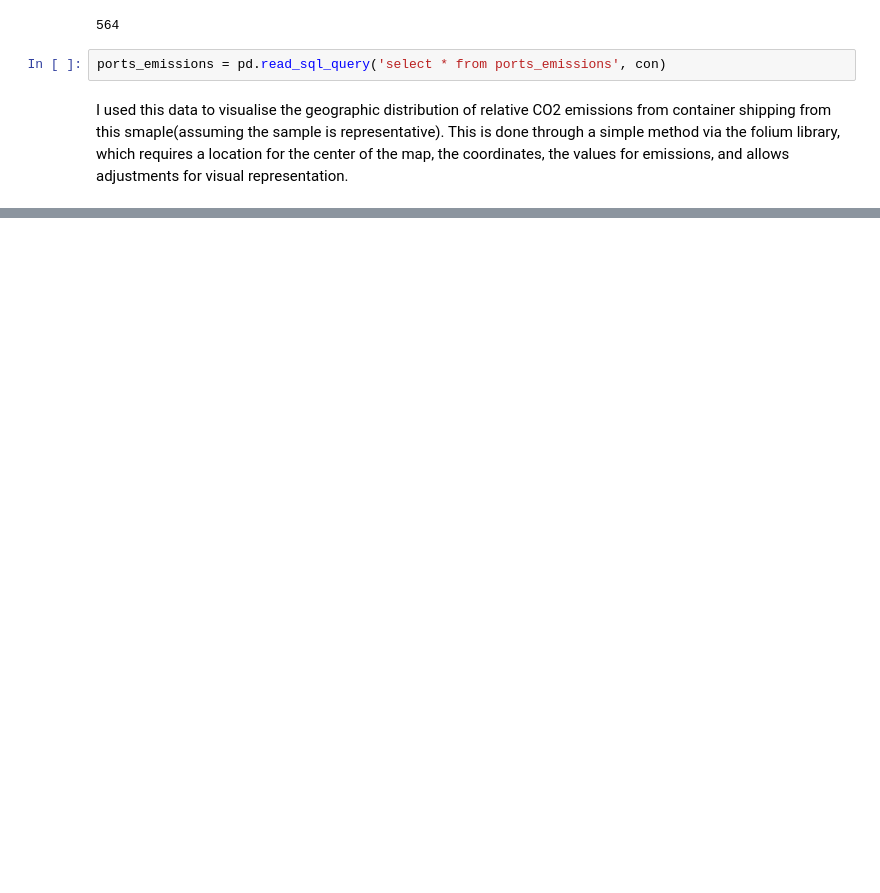
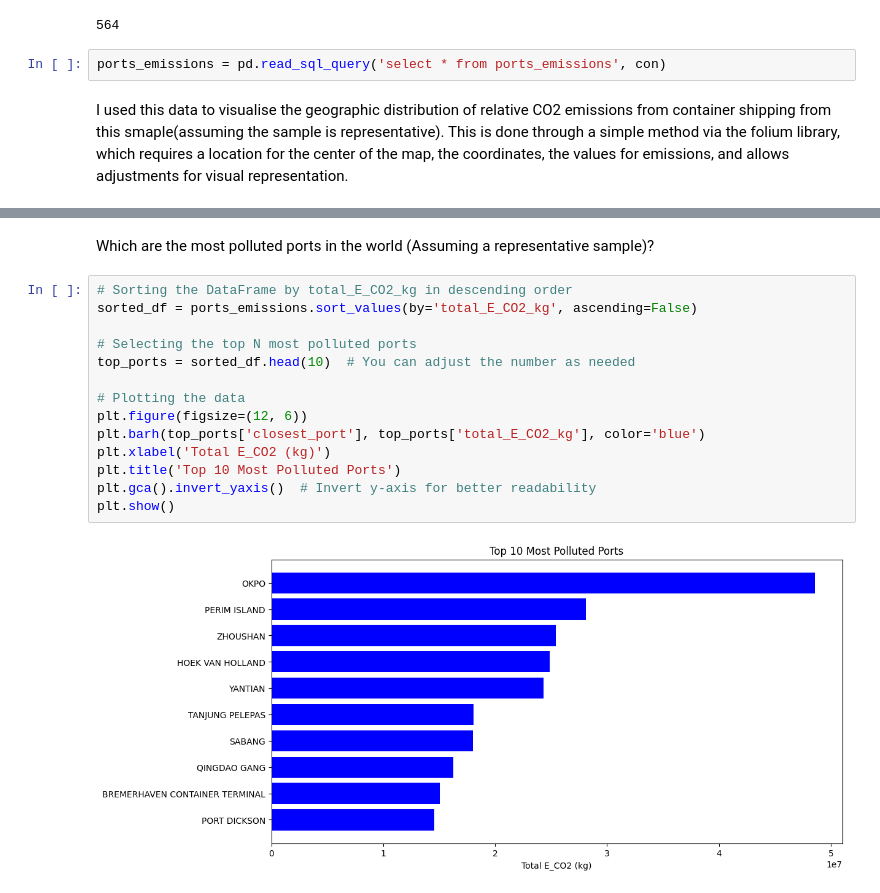
Before and after one commit to Kalpayam/t-e_data, a Jupyter notebook: notebook.ipynb, the cells around one changed output, grey strips where cells are left out. Saved outputs shown, nothing was run; the diff lists cells and outputs as text; blank space fills up the shorter version.

```diff
--- a/notebook.ipynb
+++ b/notebook.ipynb
@@ -50,3 +51,21 @@ for index, row in ports_emissions.iterrows():
 m
 # %% [output]
 [interactive output not drawn]
+# %% [markdown]
+Which are the most polluted ports in the world (Assuming a representative sample)?
+# %%
+# Sorting the DataFrame by total_E_CO2_kg in descending order
+sorted_df = ports_emissions.sort_values(by='total_E_CO2_kg', ascending=False)
+
+# Selecting the top N most polluted ports
+top_ports = sorted_df.head(10)  # You can adjust the number as needed
+
+# Plotting the data
+plt.figure(figsize=(12, 6))
+plt.barh(top_ports['closest_port'], top_ports['total_E_CO2_kg'], color='blue')
+plt.xlabel('Total E_CO2 (kg)')
+plt.title('Top 10 Most Polluted Ports')
+plt.gca().invert_yaxis()  # Invert y-axis for better readability
+plt.show()
+# %% [output]
+[figure, added]
```
Also changed, not shown: parts of 8 cells of this notebook.
